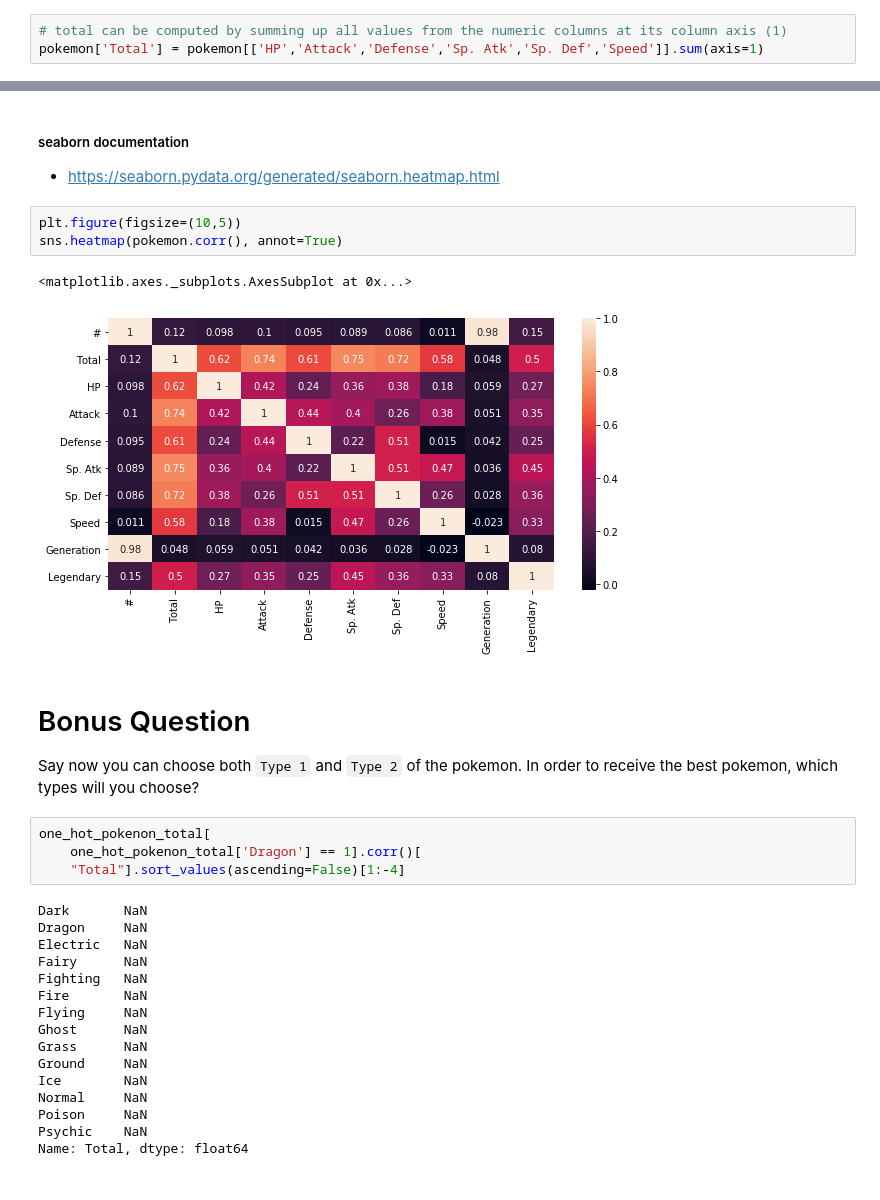
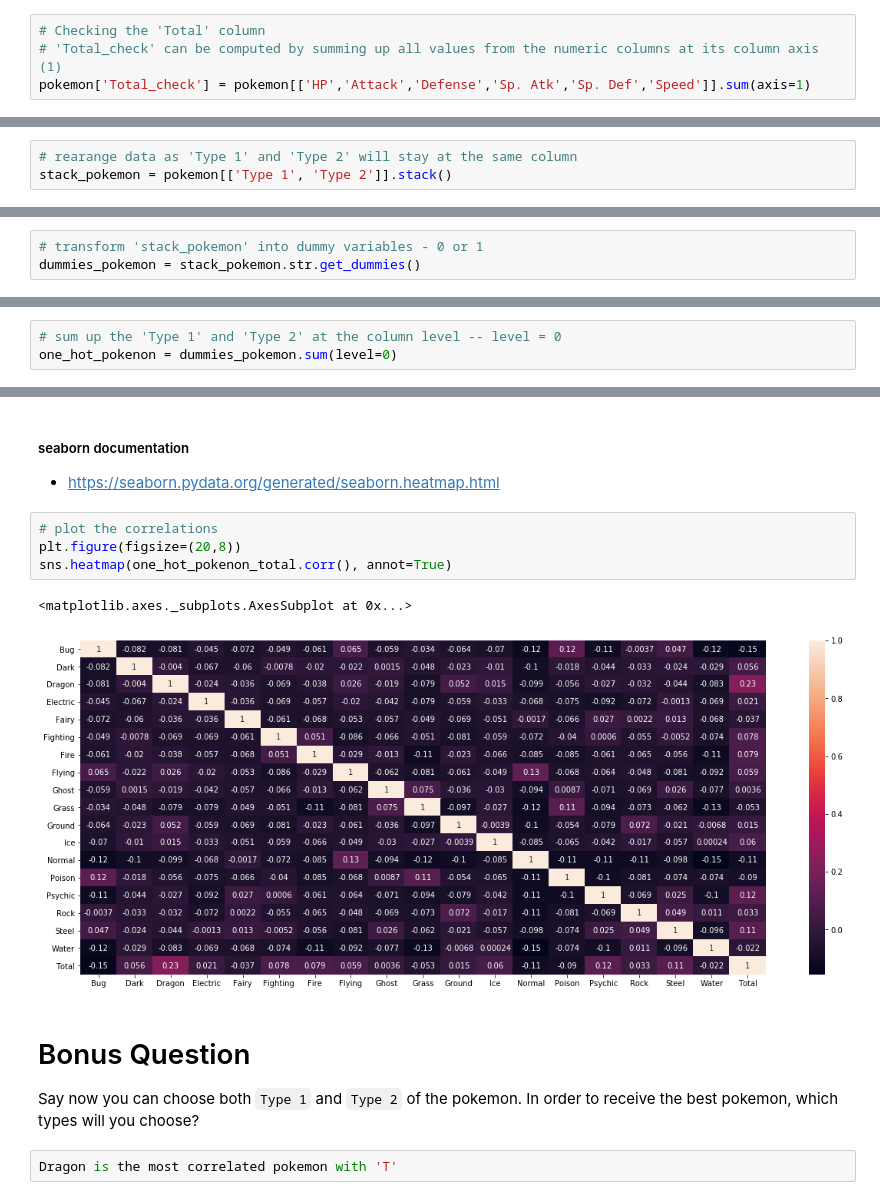
Before and after one commit to ironhacksao-datateam/june2019-ft, a Jupyter notebook: week_3/20_lab_df_calculation_and_transformation/your-code/20_lab_df_calculation_and_transformation_challenge-2.ipynb, the cells around one changed output, grey strips where cells are left out. Cells and saved outputs as stored; diff of their text form.

Commit message:
20_lab_df_calculation_and_transformation_challenge-2 correction

```diff
--- a/week_3/20_lab_df_calculation_and_transformation/your-code/20_lab_df_calculation_and_transformation_challenge-2.ipynb
+++ b/week_3/20_lab_df_calculation_and_transformation/your-code/20_lab_df_calculation_and_transformation_challenge-2.ipynb
@@ -54,5 +77,6 @@ We need to collect the following information:
 
 In the cell below, make a hypothesis on how `Total` is computed and test your hypothesis.
 # %%
-# total can be computed by summing up all values from the numeric columns at its column axis (1)
-pokemon['Total'] = pokemon[['HP','Attack','Defense','Sp. Atk','Sp. Def','Speed']].sum(axis=1)
+# Checking the 'Total' column
+# 'Total_check' can be computed by summing up all values from the numeric columns at its column axis (1)
+pokemon['Total_check'] = pokemon[['HP','Attack','Defense','Sp. Atk','Sp. Def','Speed']].sum(axis=1)
@@ -137,0 +128,3 @@ one_hot_pokenon = pokemon[['Type 1', 'Type 2']].stack(
+# %%
+# rearange data as 'Type 1' and 'Type 2' will stay at the same column
+stack_pokemon = pokemon[['Type 1', 'Type 2']].stack()
@@ -137,0 +140,3 @@ one_hot_pokenon = pokemon[['Type 1', 'Type 2']].stack(
+# %%
+# transform 'stack_pokemon' into dummy variables - 0 or 1
+dummies_pokemon = stack_pokemon.str.get_dummies()
@@ -138,3 +152,6 @@ one_hot_pokenon = pokemon[['Type 1', 'Type 2']].stack(
+# %%
+# sum up the 'Type 1' and 'Type 2' at the column level -- level = 0
+one_hot_pokenon = dummies_pokemon.sum(level=0)
 # %%
 one_hot_pokenon.head()
 # %% [output]
@@ -195,32 +244,15 @@ Name: Total, dtype: float64
 ##### seaborn documentation
 * https://seaborn.pydata.org/generated/seaborn.heatmap.html
 # %%
-plt.figure(figsize=(10,5))
-sns.heatmap(pokemon.corr(), annot=True)
+# plot the correlations
+plt.figure(figsize=(20,8))
+sns.heatmap(one_hot_pokenon_total.corr(), annot=True)
 # %% [output]
 <matplotlib.axes._subplots.AxesSubplot at 0x...>
-[figure, old version]
+[figure, new version]
 # %% [markdown]
 # Bonus Question
 
 Say now you can choose both `Type 1` and `Type 2` of the pokemon. In order to receive the best pokemon, which types will you choose?
-# %%
-one_hot_pokenon_total[
-    one_hot_pokenon_total['Dragon'] == 1].corr()[
-    "Total"].sort_values(ascending=False)[1:-4]
-# %% [output]
-Dark       NaN
-Dragon     NaN
-Electric   NaN
-Fairy      NaN
-Fighting   NaN
-Fire       NaN
-Flying     NaN
-Ghost      NaN
-Grass      NaN
-Ground     NaN
-Ice        NaN
-Normal     NaN
-Poison     NaN
-Psychic    NaN
-Name: Total, dtype: float64
+# %%
+Dragon is the most correlated pokemon with 'T'
```
Also changed, not shown: parts of 28 cells of this notebook, 1 other file.
